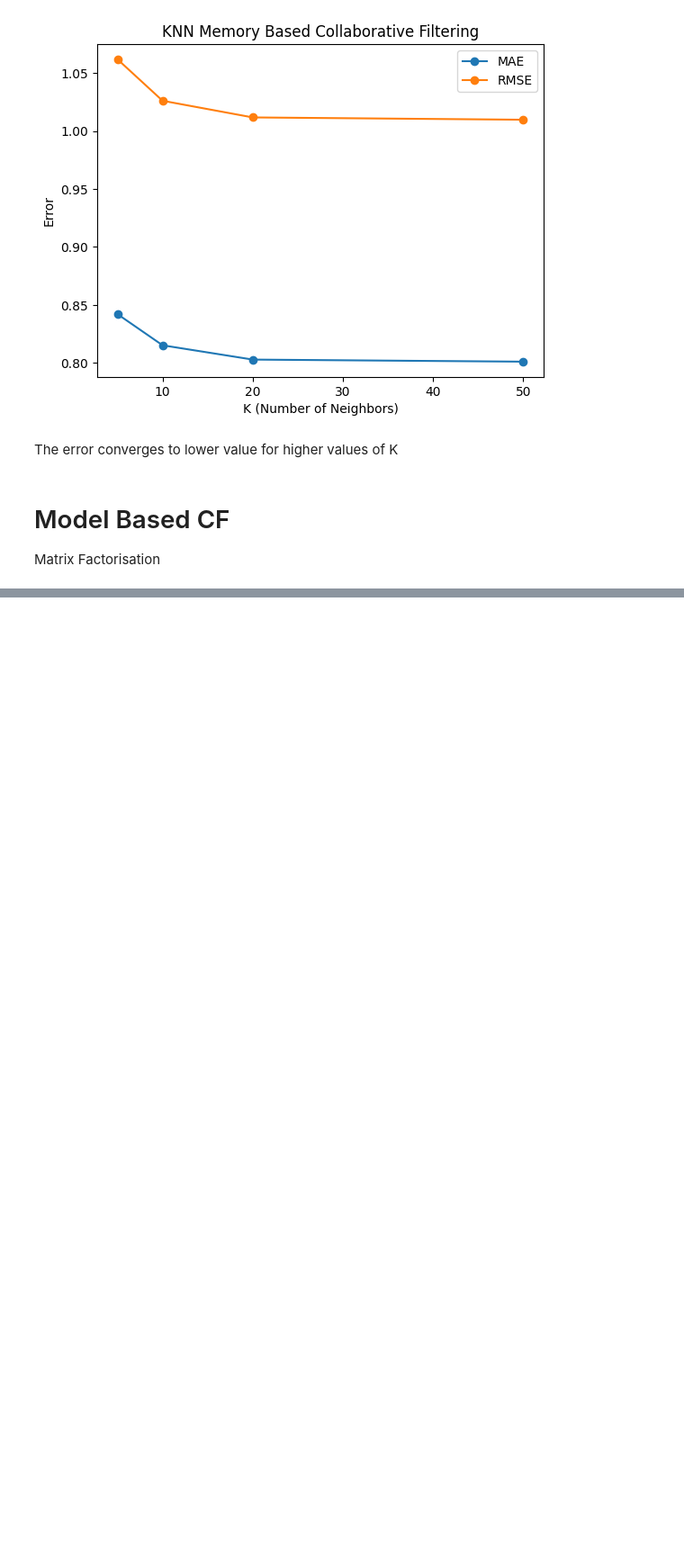
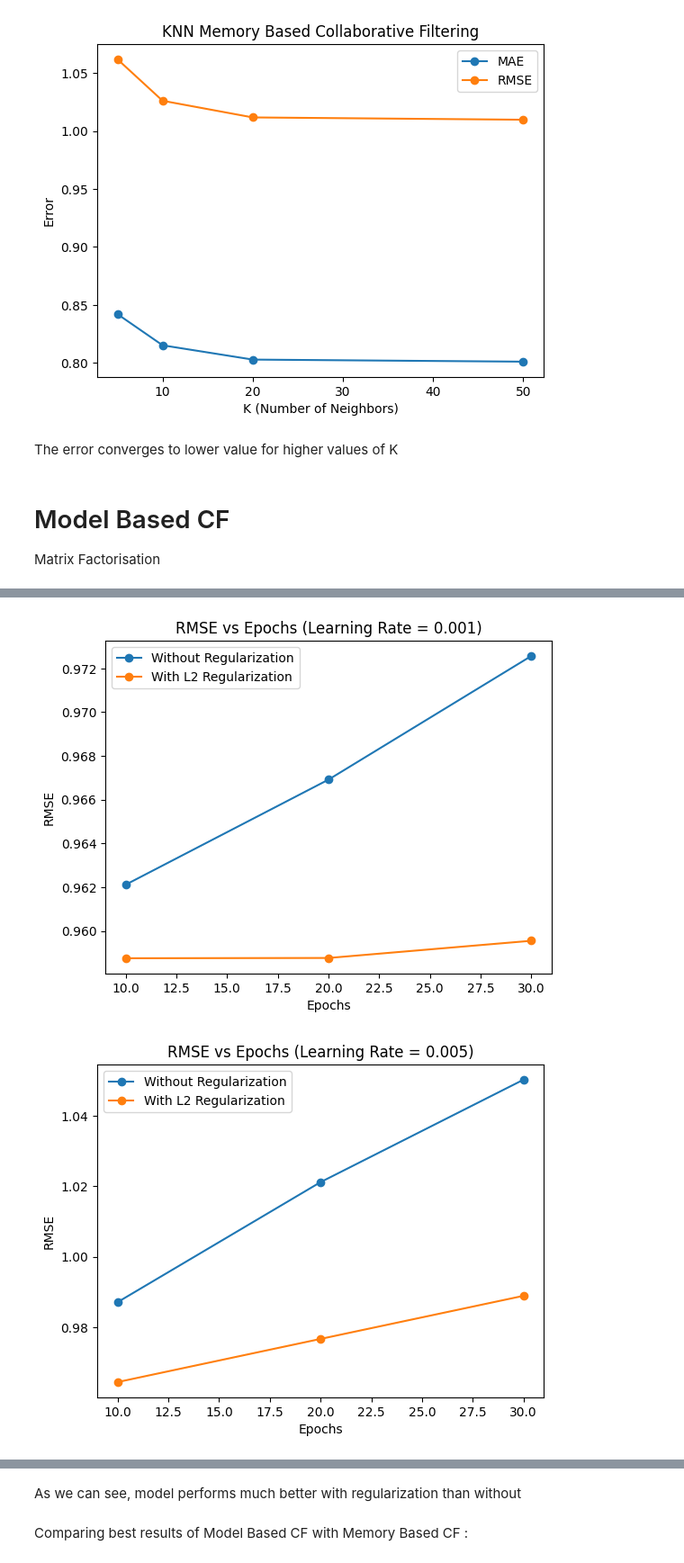
Before and after one commit to shreyaspatil28/Shreyas-Patil-Intelligence-SIG-Recs-2026, a Jupyter notebook: mandatory-tasks/recommender-systems-cf-to-dlrm/RecommendationTasks/01_CollaborativeFiltering/Task_1.ipynb, the cells around one changed output, grey strips where cells are left out. Shown at 90% size. Cells and saved outputs as stored; diff of their text form; code cells hidden in the pictures; blank space fills up the shorter version.

```diff
--- a/mandatory-tasks/recommender-systems-cf-to-dlrm/RecommendationTasks/01_CollaborativeFiltering/Task_1.ipynb
+++ b/mandatory-tasks/recommender-systems-cf-to-dlrm/RecommendationTasks/01_CollaborativeFiltering/Task_1.ipynb
@@ -148,13 +148,13 @@ results
 # %%
 import matplotlib.pyplot as plt
 
-results_df = pd.DataFrame(
+knn_results_df = pd.DataFrame(
     results,
     columns=["K", "MAE", "RMSE"]
 )
 
-plt.plot(results_df["K"], results_df["MAE"], marker='o', label="MAE")
-plt.plot(results_df["K"], results_df["RMSE"], marker='o', label="RMSE")
+plt.plot(knn_results_df["K"], knn_results_df["MAE"], marker='o', label="MAE")
+plt.plot(knn_results_df["K"], knn_results_df["RMSE"], marker='o', label="RMSE")
 
 plt.xlabel("K (Number of Neighbors)")
 plt.ylabel("Error")
@@ -198,0 +301,26 @@ KeyError: np.int64(1411)
+# %%
+import matplotlib.pyplot as plt
+
+for lr in learning_rates:
+    subset = results_df[results_df["Learning Rate"] == lr]
+
+    for reg in reg_values:
+        data = subset[subset["Regularization"] == reg]
+
+        label = "Without Regularization" if reg == 0 else "With L2 Regularization"
+
+        plt.plot(
+            data["Epochs"],
+            data["RMSE"],
+            marker="o",
+            label=label
+        )
+
+    plt.title(f"RMSE vs Epochs (Learning Rate = {lr})")
+    plt.xlabel("Epochs")
+    plt.ylabel("RMSE")
+    plt.legend()
+    plt.show()
+# %% [output]
+[figure, added]
+[figure, added]
@@ -198,0 +328,4 @@ KeyError: np.int64(1411)
+# %% [markdown]
+As we can see, model performs much better with regularization than without
+# %% [markdown]
+Comparing best results of Model Based CF with Memory Based CF :
```
Also changed, not shown: parts of 9 cells of this notebook.
